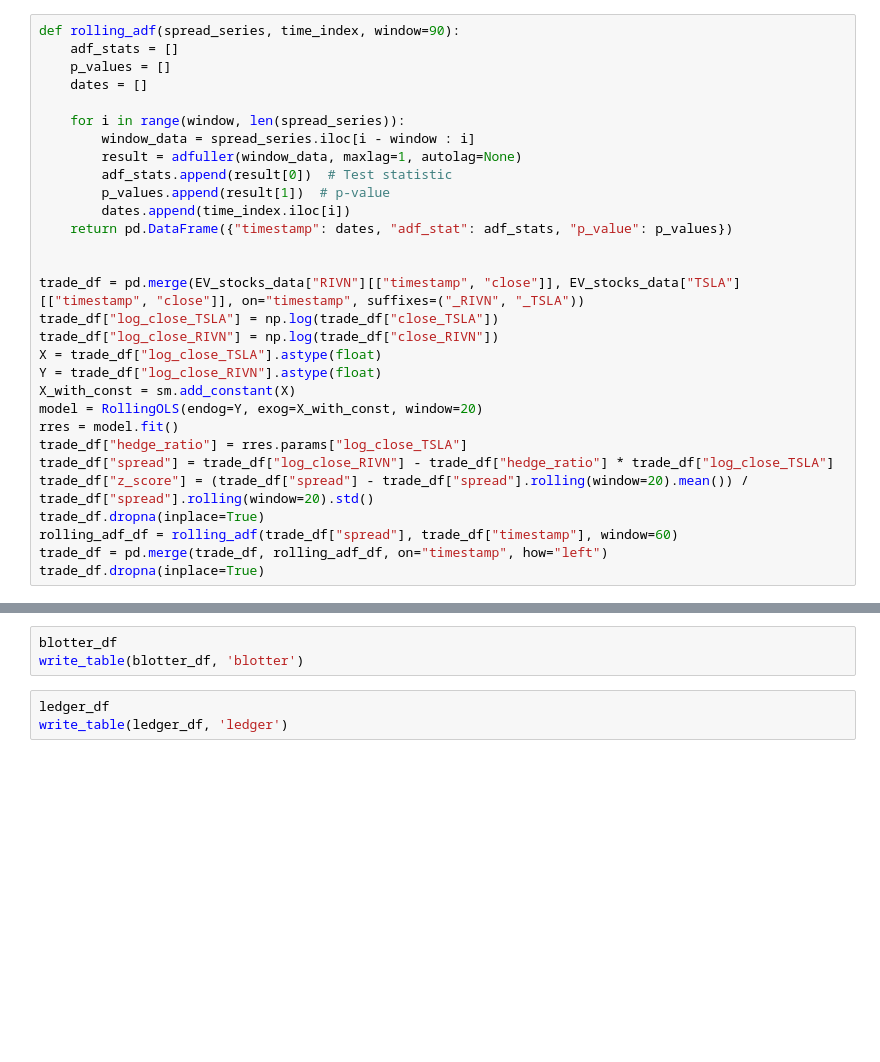
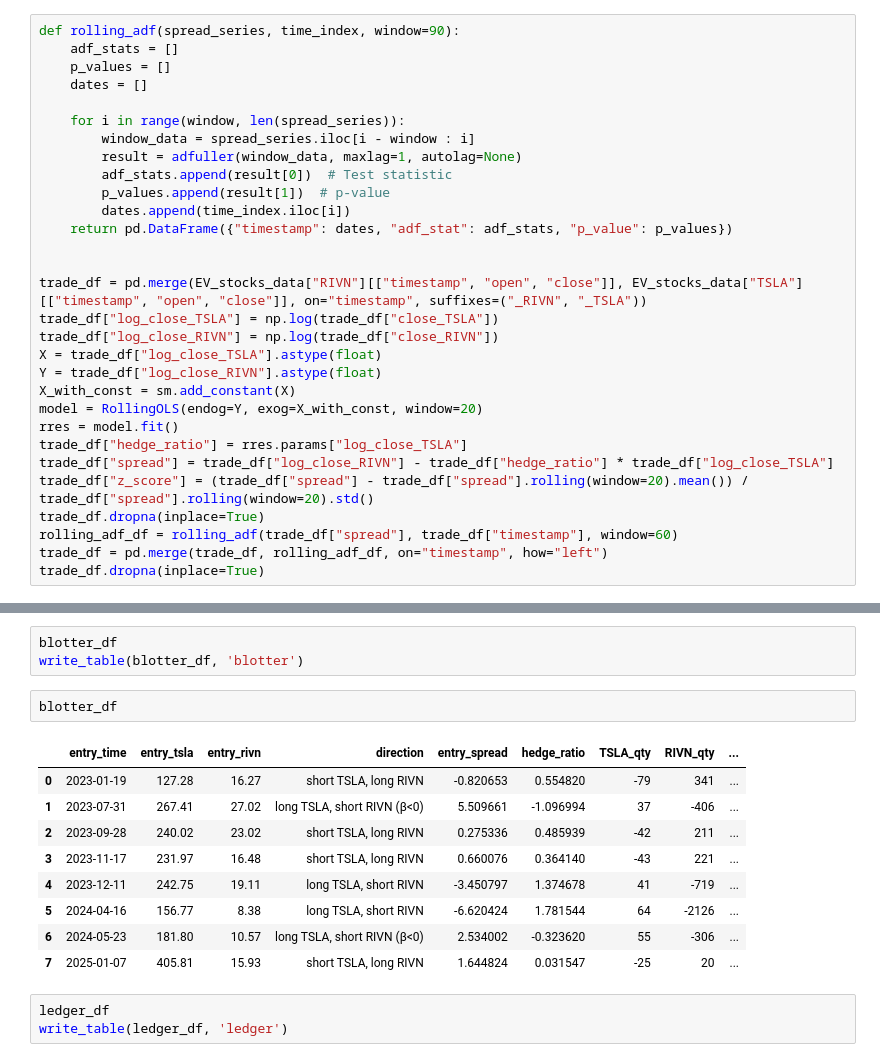
Before and after one commit to drink970082/FinTech533-EVAlgoTrade, a Jupyter notebook: notebook/fetch_data.ipynb, the cells around one changed output, grey strips where cells are left out. Saved outputs shown, nothing was run; the diff lists cells and outputs as text; blank space fills up the shorter version.

```diff
--- a/notebook/fetch_data.ipynb
+++ b/notebook/fetch_data.ipynb
@@ -108,7 +108,7 @@ def rolling_adf(spread_series, time_index, window=90):
     return pd.DataFrame({"timestamp": dates, "adf_stat": adf_stats, "p_value": p_values})
 
 
-trade_df = pd.merge(EV_stocks_data["RIVN"][["timestamp", "close"]], EV_stocks_data["TSLA"][["timestamp", "close"]], on="timestamp", suffixes=("_RIVN", "_TSLA"))
+trade_df = pd.merge(EV_stocks_data["RIVN"][["timestamp", "open", "close"]], EV_stocks_data["TSLA"][["timestamp", "open", "close"]], on="timestamp", suffixes=("_RIVN", "_TSLA"))
 trade_df["log_close_TSLA"] = np.log(trade_df["close_TSLA"])
 trade_df["log_close_RIVN"] = np.log(trade_df["close_RIVN"])
 X = trade_df["log_close_TSLA"].astype(float)
@@ -261,6 +291,18 @@ ledger_df = pd.DataFrame(ledger)
 # %%
 blotter_df
 write_table(blotter_df, 'blotter')
+# %%
+blotter_df
+# %% [output]
+|  | entry_time | entry_tsla | entry_rivn | direction | entry_spread | hedge_ratio | TSLA_qty | RIVN_qty | ... |
+| 0 | 2023-01-19 | 127.28 | 16.27 | short TSLA, long RIVN | -0.820653 | 0.554820 | -79 | 341 | ... |
+| 1 | 2023-07-31 | 267.41 | 27.02 | long TSLA, short RIVN (β<0) | 5.509661 | -1.096994 | 37 | -406 | ... |
+| 2 | 2023-09-28 | 240.02 | 23.02 | short TSLA, long RIVN | 0.275336 | 0.485939 | -42 | 211 | ... |
+| 3 | 2023-11-17 | 231.97 | 16.48 | short TSLA, long RIVN | 0.660076 | 0.364140 | -43 | 221 | ... |
+| 4 | 2023-12-11 | 242.75 | 19.11 | long TSLA, short RIVN | -3.450797 | 1.374678 | 41 | -719 | ... |
+| 5 | 2024-04-16 | 156.77 | 8.38 | long TSLA, short RIVN | -6.620424 | 1.781544 | 64 | -2126 | ... |
+| 6 | 2024-05-23 | 181.80 | 10.57 | long TSLA, short RIVN (β<0) | 2.534002 | -0.323620 | 55 | -306 | ... |
+| 7 | 2025-01-07 | 405.81 | 15.93 | short TSLA, long RIVN | 1.644824 | 0.031547 | -25 | 20 | ... |
 # %%
 ledger_df
 write_table(ledger_df, 'ledger')
```
Also changed, not shown: parts of 10 cells of this notebook, 9 other files.
